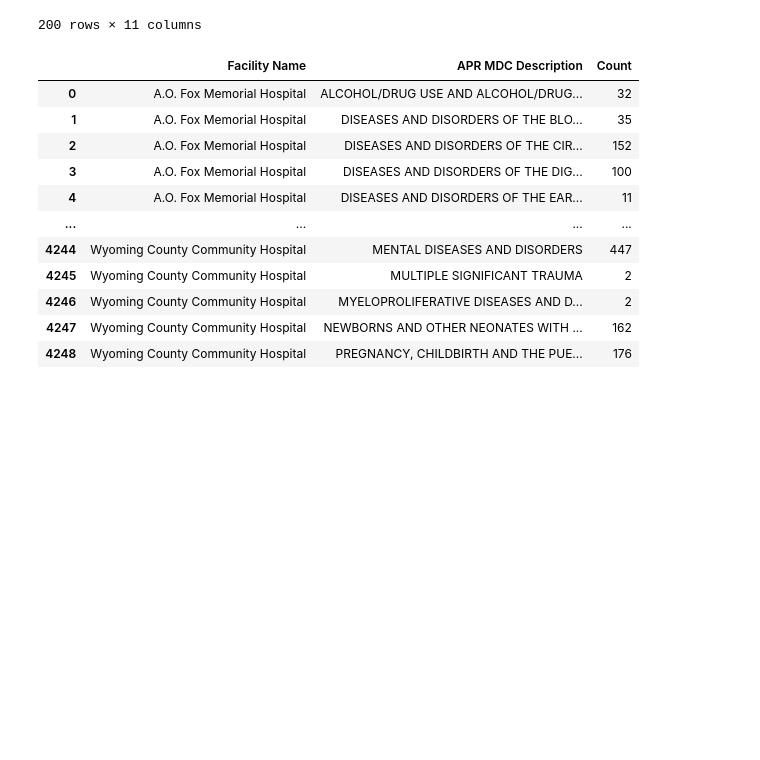
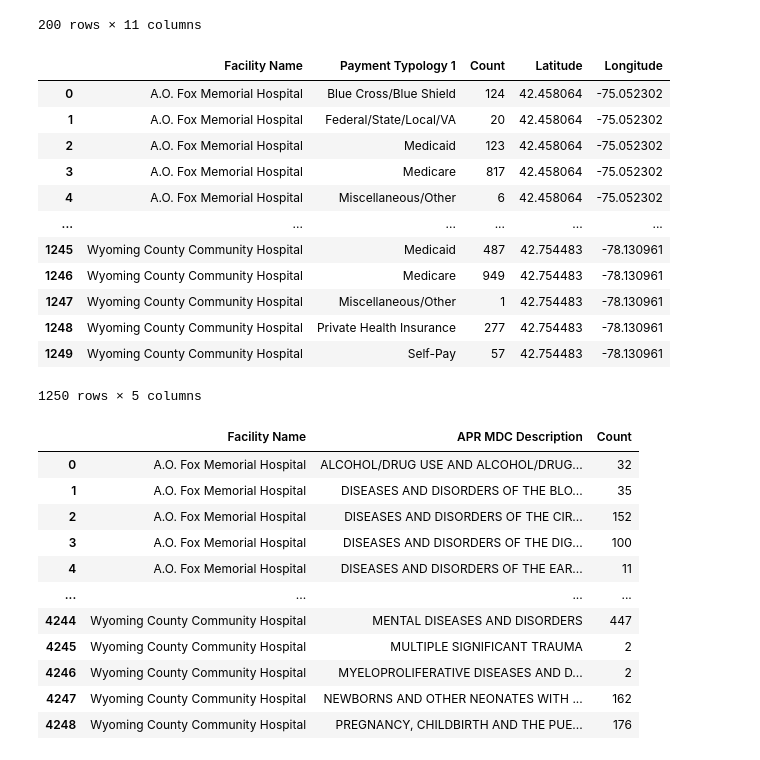
Before and after one commit to Omeesha28/NY-Healthcare-Data-Visualization, a Jupyter notebook: main.ipynb, the cells around one changed output. Saved outputs shown, nothing was run; the diff lists cells and outputs as text; code cells hidden in the pictures; blank space fills up the shorter version.

Commit message:
added multiple heatmaps

```diff
--- a/main.ipynb
+++ b/main.ipynb
@@ -195,9 +169,21 @@ final_2022_df.to_csv("Resources/Final_NY_data_2022.csv", index=False)
 # %%
 # Assuming 'Facility Name' is the column you want to group by
 heatmap_df1 = clean_data_merged.groupby(['Facility Name', 'Payment Typology 1']).size().reset_index(name='Count')
 heatmap_df = pd.merge(heatmap_df1, NY_lat_long_df, on='Facility Name', how='inner')
 
 # Display or use summary_df as needed
 heatmap_df
-
-heatmap_df.to_csv("Resources/heatmap.csv", index=False)
+# %% [output]
+|  | Facility Name | Payment Typology 1 | Count | Latitude | Longitude |
+| 0 | A.O. Fox Memorial Hospital | Blue Cross/Blue Shield | 124 | 42.458064 | -75.052302 |
+| 1 | A.O. Fox Memorial Hospital | Federal/State/Local/VA | 20 | 42.458064 | -75.052302 |
+| 2 | A.O. Fox Memorial Hospital | Medicaid | 123 | 42.458064 | -75.052302 |
+| 3 | A.O. Fox Memorial Hospital | Medicare | 817 | 42.458064 | -75.052302 |
+| 4 | A.O. Fox Memorial Hospital | Miscellaneous/Other | 6 | 42.458064 | -75.052302 |
+| ... | ... | ... | ... | ... | ... |
+| 1245 | Wyoming County Community Hospital | Medicaid | 487 | 42.754483 | -78.130961 |
+| 1246 | Wyoming County Community Hospital | Medicare | 949 | 42.754483 | -78.130961 |
+| 1247 | Wyoming County Community Hospital | Miscellaneous/Other | 1 | 42.754483 | -78.130961 |
+| 1248 | Wyoming County Community Hospital | Private Health Insurance | 277 | 42.754483 | -78.130961 |
+| 1249 | Wyoming County Community Hospital | Self-Pay | 57 | 42.754483 | -78.130961 |
+1250 rows × 5 columns
```
Also changed, not shown: parts of 5 cells of this notebook, 8 other files.
